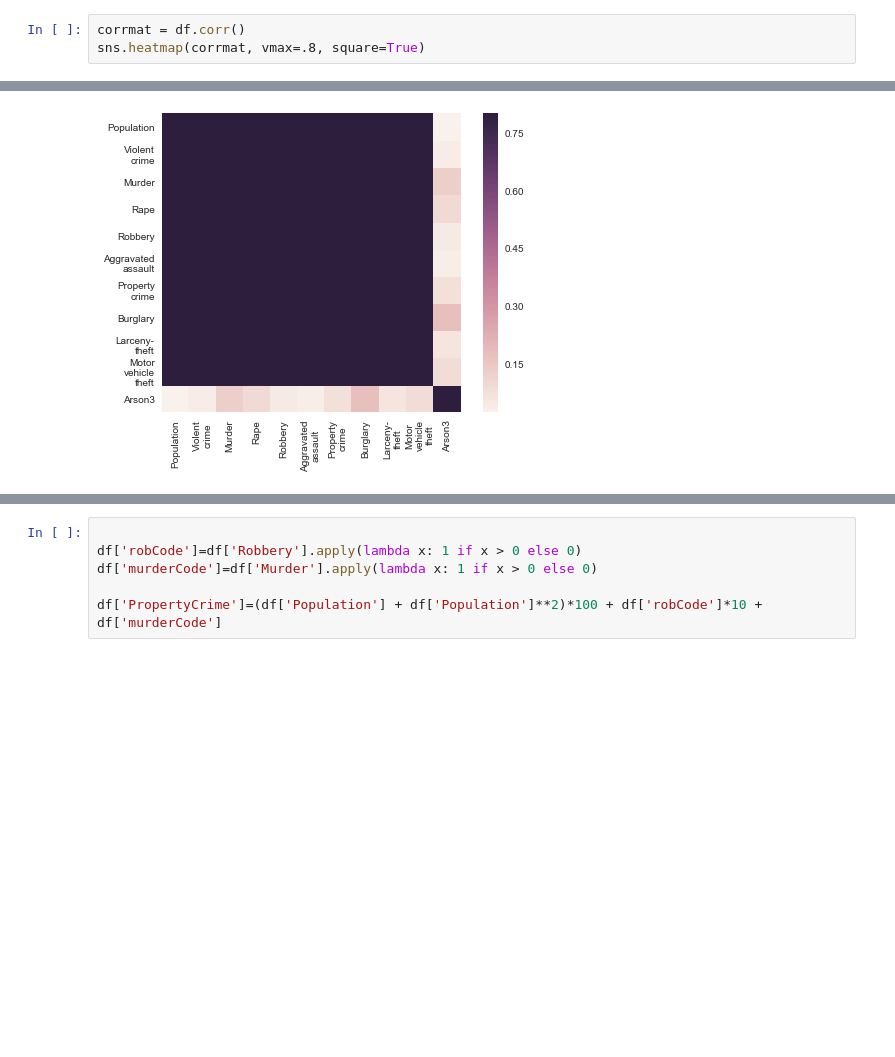
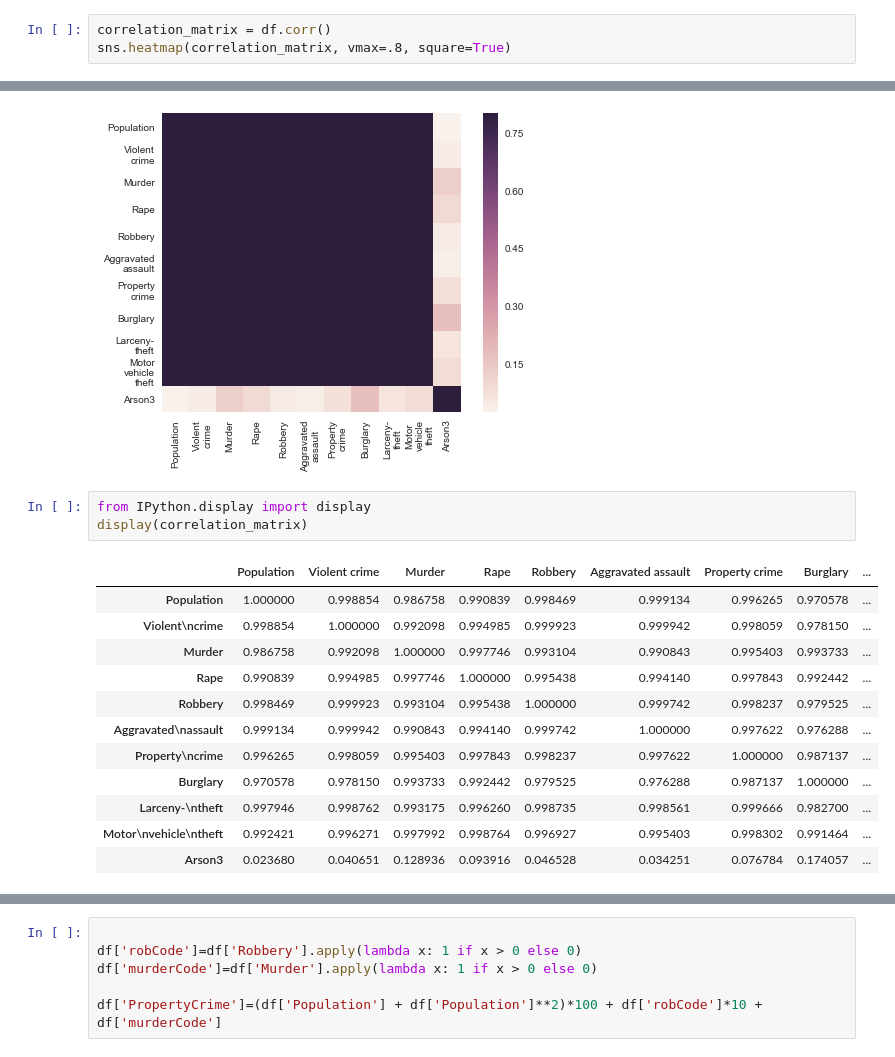
Before and after one commit to v2br/AI_study, a Jupyter notebook: unit2/Unit2Lesson4MyRegressionModel.ipynb, the cells around one changed output, grey strips where cells are left out. Saved outputs shown, nothing was run; the diff lists cells and outputs as text; blank space fills up the shorter version.

```diff
--- a/unit2/Unit2Lesson4MyRegressionModel.ipynb
+++ b/unit2/Unit2Lesson4MyRegressionModel.ipynb
@@ -83,9 +101,25 @@ df.shape
 # %%
-corrmat = df.corr()
-sns.heatmap(corrmat, vmax=.8, square=True)
+correlation_matrix = df.corr()
+sns.heatmap(correlation_matrix, vmax=.8, square=True)
 # %% [output]
 <matplotlib.axes._subplots.AxesSubplot at 0x...>
 [figure]
+# %%
+from IPython.display import display
+display(correlation_matrix)
+# %% [output]
+|  | Population | Violent crime | Murder | Rape | Robbery | Aggravated assault | Property crime | Burglary | ... |
+| Population | 1.000000 | 0.998854 | 0.986758 | 0.990839 | 0.998469 | 0.999134 | 0.996265 | 0.970578 | ... |
+| Violent\ncrime | 0.998854 | 1.000000 | 0.992098 | 0.994985 | 0.999923 | 0.999942 | 0.998059 | 0.978150 | ... |
+| Murder | 0.986758 | 0.992098 | 1.000000 | 0.997746 | 0.993104 | 0.990843 | 0.995403 | 0.993733 | ... |
+| Rape | 0.990839 | 0.994985 | 0.997746 | 1.000000 | 0.995438 | 0.994140 | 0.997843 | 0.992442 | ... |
+| Robbery | 0.998469 | 0.999923 | 0.993104 | 0.995438 | 1.000000 | 0.999742 | 0.998237 | 0.979525 | ... |
+| Aggravated\nassault | 0.999134 | 0.999942 | 0.990843 | 0.994140 | 0.999742 | 1.000000 | 0.997622 | 0.976288 | ... |
+| Property\ncrime | 0.996265 | 0.998059 | 0.995403 | 0.997843 | 0.998237 | 0.997622 | 1.000000 | 0.987137 | ... |
+| Burglary | 0.970578 | 0.978150 | 0.993733 | 0.992442 | 0.979525 | 0.976288 | 0.987137 | 1.000000 | ... |
+| Larceny-\ntheft | 0.997946 | 0.998762 | 0.993175 | 0.996260 | 0.998735 | 0.998561 | 0.999666 | 0.982700 | ... |
+| Motor\nvehicle\ntheft | 0.992421 | 0.996271 | 0.997992 | 0.998764 | 0.996927 | 0.995403 | 0.998302 | 0.991464 | ... |
+| Arson3 | 0.023680 | 0.040651 | 0.128936 | 0.093916 | 0.046528 | 0.034251 | 0.076784 | 0.174057 | ... |
 # %%
 g = sns.PairGrid(df, diag_sharey=False)
 # Scatterplot.
```
Also changed, not shown: parts of 14 cells of this notebook, 6 other files.
